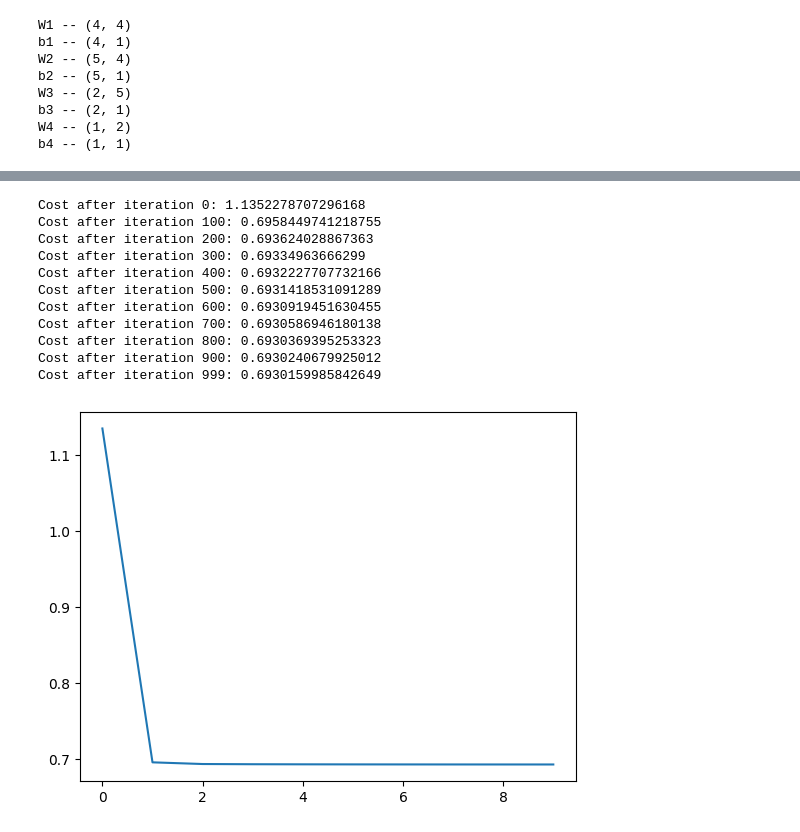
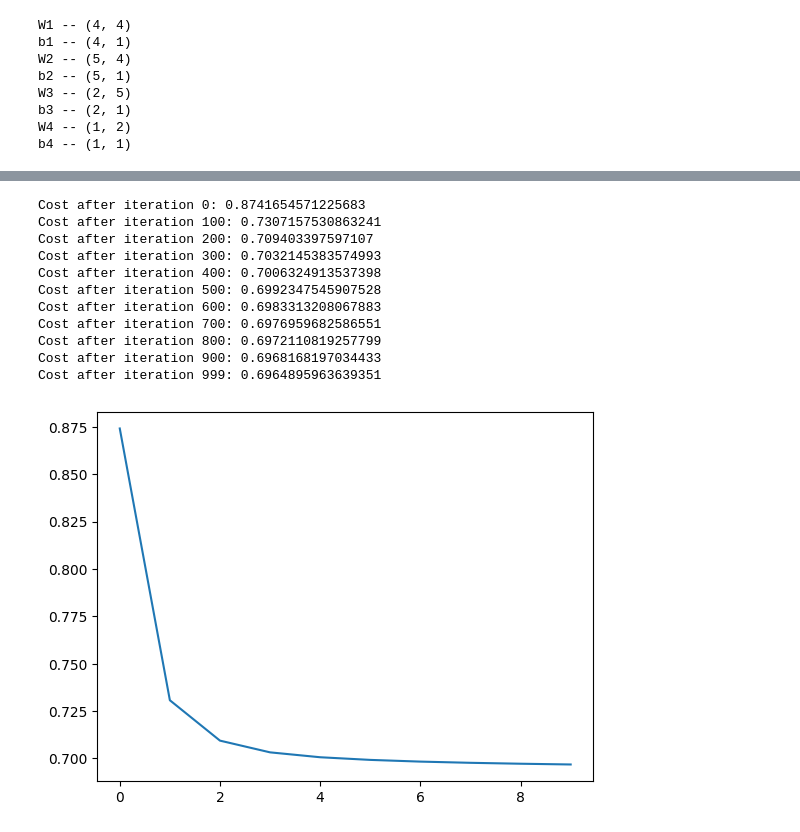
Before and after one commit to DaQshin/deep-neural-network, a Jupyter notebook: notebooks/reproduce.ipynb, the cells around one changed output, grey strips where cells are left out. Cells and saved outputs as stored; diff of their text form; code cells hidden in the pictures.

```diff
--- a/notebooks/reproduce.ipynb
+++ b/notebooks/reproduce.ipynb
@@ -238,7 +235,7 @@ def L_layer_model(X, Y, params, lambd=0, keep_prob=1, learning_rate=0.01, num_it
     costs = []
     for i in range(num_iterations):
         AL, caches = L_model_forward(X, params, keep_prob)
-        cost = compute_cost(Y, AL)
+        cost = compute_cost_with_L2(Y, AL, params, lambd)
         grads = L_model_backward(AL, Y, caches, lambd, keep_prob)
         params = update_parameters(params, grads, learning_rate)
 
@@ -278,6 +275,6 @@ Cost after iteration 999: 0.6931466805802229
 # %%
 params = initialize_parameters_deep(layers_dims)
-params, costs = L_layer_model(X, Y, params, lambd=0.1, print_cost=True)
+params, costs = L_layer_model(X, Y, params, print_cost=True)
 plt.plot(range(len(costs)), costs)
 plt.show()
 # %% [output]
@@ -296,30 +293,30 @@ Cost after iteration 999: 0.6939327328173177
 # %%
 def He_initialization(layer_dims):
     params = {}
     L = len(layer_dims)
     for l in range(1, L):
         params['W' + str(l)] = np.random.randn(layer_dims[l], layer_dims[l - 1]) * np.sqrt(2/ layer_dims[l - 1])
         params['b' + str(l)] = np.zeros((layer_dims[l], 1))
 
     return params
 
 params = He_initialization(layers_dims)
-params, costs = L_layer_model(X, Y, params, lambd=0.01, print_cost=True)
+params, costs = L_layer_model(X, Y, params, print_cost=True)
 plt.plot(range(len(costs)), costs)
 plt.show()
 # %% [output]
-Cost after iteration 0: 1.1352278707296168
-Cost after iteration 100: 0.6958449741218755
-Cost after iteration 200: 0.693624028867363
-Cost after iteration 300: 0.69334963666299
-Cost after iteration 400: 0.6932227707732166
-Cost after iteration 500: 0.6931418531091289
-Cost after iteration 600: 0.6930919451630455
-Cost after iteration 700: 0.6930586946180138
-Cost after iteration 800: 0.6930369395253323
-Cost after iteration 900: 0.6930240679925012
-Cost after iteration 999: 0.6930159985842649
+Cost after iteration 0: 0.8741654571225683
+Cost after iteration 100: 0.7307157530863241
+Cost after iteration 200: 0.709403397597107
+Cost after iteration 300: 0.7032145383574993
+Cost after iteration 400: 0.7006324913537398
+Cost after iteration 500: 0.6992347545907528
+Cost after iteration 600: 0.6983313208067883
+Cost after iteration 700: 0.6976959682586551
+Cost after iteration 800: 0.6972110819257799
+Cost after iteration 900: 0.6968168197034433
+Cost after iteration 999: 0.6964895963639351
-[figure, old version]
+[figure, new version]
 # %%
 lambds = [1e-6, 1e-5, 1e-4, 1e-3, 1e-2, 1e-1]
 alphas = [0.00001, 0.0001, 0.001, 0.01, 0.1, 0.05]
```
Also changed, not shown: parts of 7 cells of this notebook, 2 other files.
